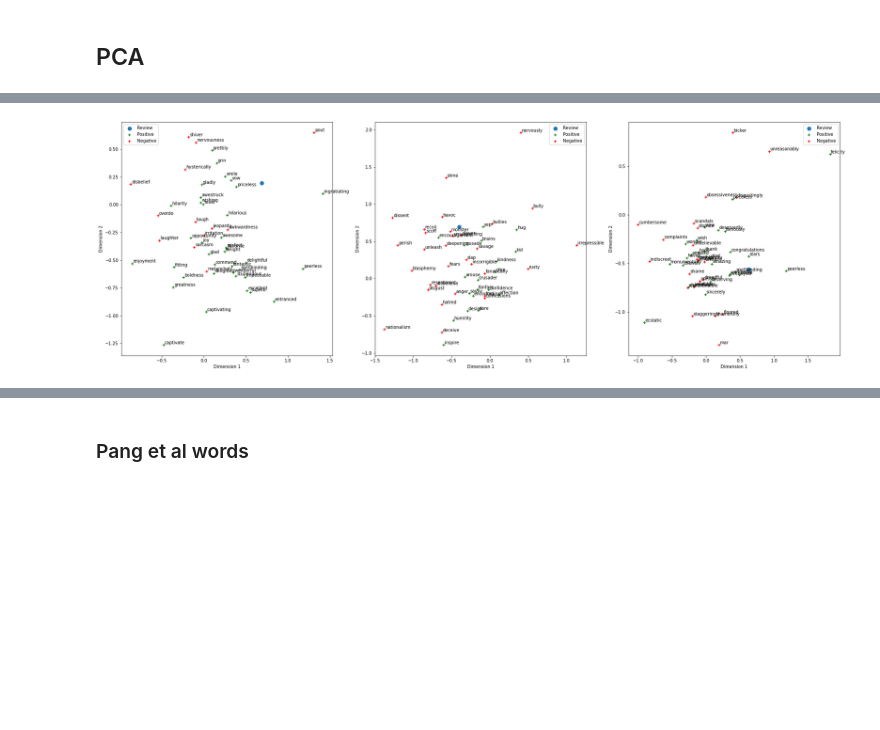
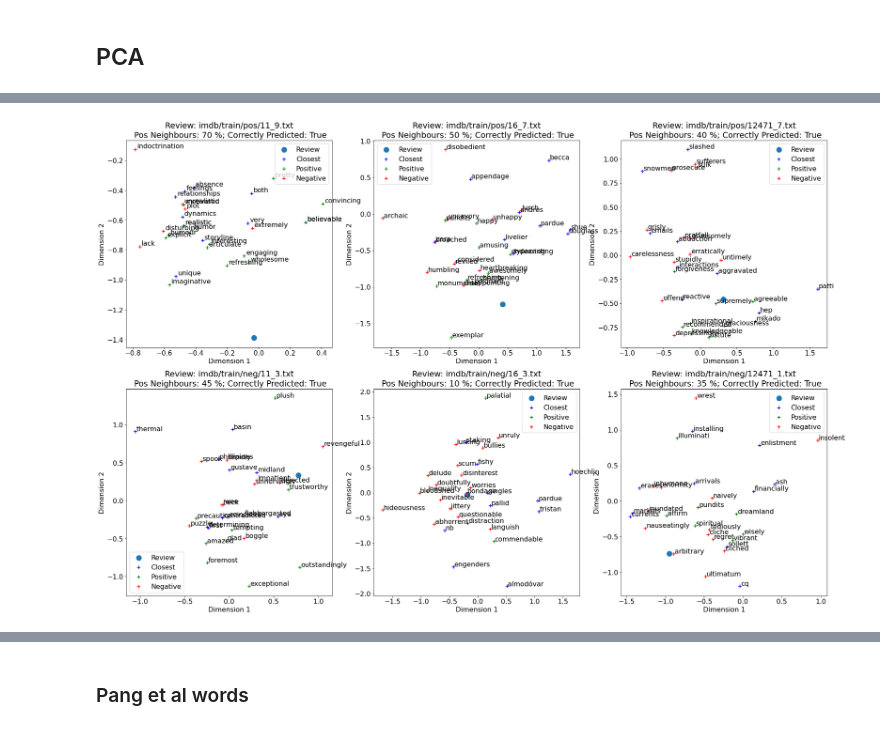
Before and after one commit to thatscotdatasci/MLMI13, a Jupyter notebook: run_doc2vec.ipynb, the cells around one changed output, grey strips where cells are left out. Cells and saved outputs as stored; diff of their text form; code cells hidden in the pictures; blank space fills up the shorter version.

```diff
--- a/run_doc2vec.ipynb
+++ b/run_doc2vec.ipynb
@@ -286,0 +371,4 @@ array([0.8988, 0.922 , 0.914 , 0.9256, 0.9376, 0.9232, 0.9108, 0.9164,
+# %%
+svm = SVC(**grid_search.best_params_)
+svm.fit(imdb_X_train, imdb_y_train)
+svm.score(imdb_X_train, imdb_y_train), svm.score(imdb_X_test, imdb_y_test)
@@ -417,8 +529,4 @@ def plot_with_matplotlib(x_vals, y_vals, labels):
 # %%
 num_tsne_dimensions = 2
-
-gensim_word_vectors = np.asarray(gensim_sklearn.pipeline.named_steps['doc2vec'].model.wv.vectors)
-gensim_word_labels = np.asarray(gensim_sklearn.pipeline.named_steps['doc2vec'].model.wv.index_to_key)
-
-tsne = TSNE(n_components=num_tsne_dimensions, random_state=0, n_jobs=-1)
-tsne_vectors = tsne.fit_transform(gensim_word_vectors)
+tsne = TSNE(n_components=num_tsne_dimensions, random_state=0, n_jobs=-1, verbose=5)
+tsne_vectors = tsne.fit_transform(tsne_embeddings)
@@ -486,9 +678,10 @@ pca_embeddings = gensim_vectors
 
 pca_2 = PCA(n_components=2)
 pca_embeds_2d = pca_2.fit(pca_embeddings)
+words_pca = pca_embeds_2d.transform(pca_embeddings)
 
-pca_3 = PCA(n_components=3)
-pca_embeds_3d = pca_3.fit(pca_embeddings)
+# pca_3 = PCA(n_components=3)
+# pca_embeds_3d = pca_3.fit(pca_embeddings)
 
-pca_embeds_2d.explained_variance_ratio_, pca_embeds_3d.explained_variance_ratio_
+pca_embeds_2d.explained_variance_ratio_, #pca_embeds_3d.explained_variance_ratio_
 # %% [output]
@@ -569,41 +773,47 @@ ax[2].legend(loc='upper left')
 # %%
-visualisation_review_inds = [2, 3, 4]
-imdb_review_dir = imdb_train_pos_dir
-# imdb_review_dir = imdb_train_neg_dir
+fig, ax = plt.subplots(2, 3, figsize=(30,20))
 
-fig, ax = plt.subplots(1, 3, figsize=(30,10))
+for i, vis_tuple in enumerate([(pos_visualisation_review_paths, pos_visualisation_review_gensim_inds), (neg_visualisation_review_paths, neg_visualisation_review_gensim_inds)]):
+    visualisation_review_paths, visualisation_review_gensim_inds = vis_tuple
 
-for i, visualisation_review_ind in enumerate(visualisation_review_inds):
-    review_embedding = gensim_sklearn.pipeline.named_steps['doc2vec'].transform([os.path.join(imdb_review_dir,gensim_sklearn.pipeline.named_steps['doc2vec'].train_corpus[visualisation_review_ind].tags[0])])
-    review_embedding_pca = pca_embeds_2d.transform(review_embedding)
+    for j, visualisation_review_path in enumerate(visualisation_review_paths):
+        train_test_ind = visualisation_review_gensim_inds[i]
+        review_pred_correct = imdb_predict_results[train_test_ind]
 
-    with open(os.path.join(imdb_review_dir,gensim_sklearn.pipeline.named_steps['doc2vec'].train_corpus[visualisation_review_ind].tags[0])) as f:
-        review_tokens = word_tokenize(f.readlines()[0])
+        review_embedding = gensim_sklearn.pipeline.named_steps['doc2vec'].transform([visualisation_review_path])
+        review_embedding_pca = pca_embeds_2d.transform(review_embedding)
 
-    review_closest_words = [w[0] for w in gensim_sklearn.pipeline.named_steps['doc2vec'].model.wv.most_similar(review_embedding, topn=1000) if w[0] in [*lexicon_pos_words, *lexicon_neg_words]][:50]
-    # review_lexicon_tokens = [w for w in review_closest_words if w in [*lexicon_pos_words, *lexicon_neg_words]]
-    review_lexicon_labels = np.array([lexicon_dict[t][1] for t in review_closest_words])
-    review_word_embeddings = np.array([gensim_sklearn.pipeline.named_steps['doc2vec'].model.wv[w] for w in review_closest_words])
-    review_word_embeddings_pca = pca_embeds_2d.transform(review_word_embeddings)
+        review_closest_words = [w[0] for w in gensim_sklearn.pipeline.named_steps['doc2vec'].model.wv.most_similar(review_embedding, topn=1000)]
+        review_closest_word_embeddings = np.array([gensim_sklearn.pipeline.named_steps['doc2vec'].model.wv[w] for w in review_closest_words])[:10,:]
+        review_closest_word_embeddings_pca = pca_embeds_2d.transform(review_closest_word_embeddings)
 
-    ax[i].scatter(review_embedding_pca[:,0], review_embedding_pca[:,1], s=75, label='Review')
+        review_closest_lexicon_words = [w for w in review_closest_words if w in [*lexicon_pos_words, *lexicon_neg_words]][:20]
+        review_closest_lexicon_embeddings = np.array([gensim_sklearn.pipeline.named_steps['doc2vec'].model.wv[w] for w in review_closest_lexicon_words])
+        review_closest_lexicon_embeddings_pca = pca_embeds_2d.transform(review_closest_lexicon_embeddings)
+        review_lexicon_labels = np.array([lexicon_dict[t][1] for t in review_closest_lexicon_words])
 
-    plt_colors = {'positive':'green', 'negative':'red', 'neutral':'blue', 'both':'yellow'}
-    for j in plt_colors.items():
-        j_ind = np.where(review_lexicon_labels == j[0])
-        if np.any(j_ind):
-            ax[i].scatter(review_word_embeddings_pca[j_ind,0], review_word_embeddings_pca[j_ind,1], marker='+', c=j[1], label=j[0].title())
+        ax[i,j].scatter(review_embedding_pca[:,0], review_embedding_pca[:,1], s=150, label='Review')
 
-    for j in range(review_word_embeddings_pca.shape[0]):
-        ax[i].annotate(review_closest_words[j], (review_word_embeddings_pca[j,0]+0.01, review_word_embeddings_pca[j,1]+0.01))
+        ax[i,j].scatter(review_closest_word_embeddings_pca[:,0], review_closest_word_embeddings_pca[:,1], marker='+', s=75, c='b', label='Closest')
+        for k in range(review_closest_word_embeddings_pca.shape[0]):
+            ax[i,j].annotate(review_closest_words[k], (review_closest_word_embeddings_pca[k,0]+0.01, review_closest_word_embeddings_pca[k,1]+0.01))
 
-    ax[i].set_xlabel('Dimension 1')
-    ax[i].set_ylabel('Dimension 2')
-    # ax[i].set_xlim(-1.25, 2)
-    # ax[i].set_ylim(-1.25, 2)
-    ax[i].legend()
+        plt_colors = {'positive':'green', 'negative':'red', 'neutral':'blue', 'both':'yellow'}
+        for k in plt_colors.items():
+            k_ind = np.where(review_lexicon_labels == k[0])
+            if np.any(k_ind):
+                ax[i,j].scatter(review_closest_lexicon_embeddings_pca[k_ind,0], review_closest_lexicon_embeddings_pca[k_ind,1], marker='+', s=75, c=k[1], label=k[0].title())
+        for k in range(review_closest_lexicon_embeddings_pca.shape[0]):
+            ax[i,j].annotate(review_closest_lexicon_words[k], (review_closest_lexicon_embeddings_pca[k,0]+0.01, review_closest_lexicon_embeddings_pca[k,1]+0.01))
+
+        ax[i,j].set_xlabel('Dimension 1')
+        ax[i,j].set_ylabel('Dimension 2')
+        ax[i,j].set_title(f'Review: {visualisation_review_path}\n Pos Neighbours: {int((review_lexicon_labels==SENTIMENTS.pos.lexicon_label).mean()*100)} %; Correctly Predicted: {review_pred_correct}')
+        # ax[i,j].set_xlim(-1.25, 2)
+        # ax[i,j].set_ylim(-1.25, 2)
+        ax[i,j].legend()
 # %% [output]
-[figure, old version]
+[figure, new version]
 # %%
 # lexicon_pos_words_pca_3d = pca_embeds_3d.transform(np.array([gensim_sklearn.pipeline.named_steps['doc2vec'].model.wv[w] for w in lexicon_pos_words if w in gensim_sklearn.pipeline.named_steps['doc2vec'].model.wv]))
 # lexicon_neg_words_pca_3d = pca_embeds_3d.transform(np.array([gensim_sklearn.pipeline.named_steps['doc2vec'].model.wv[w] for w in lexicon_neg_words if w in gensim_sklearn.pipeline.named_steps['doc2vec'].model.wv]))
```
Also changed, not shown: parts of 59 cells of this notebook, 39 other files.
